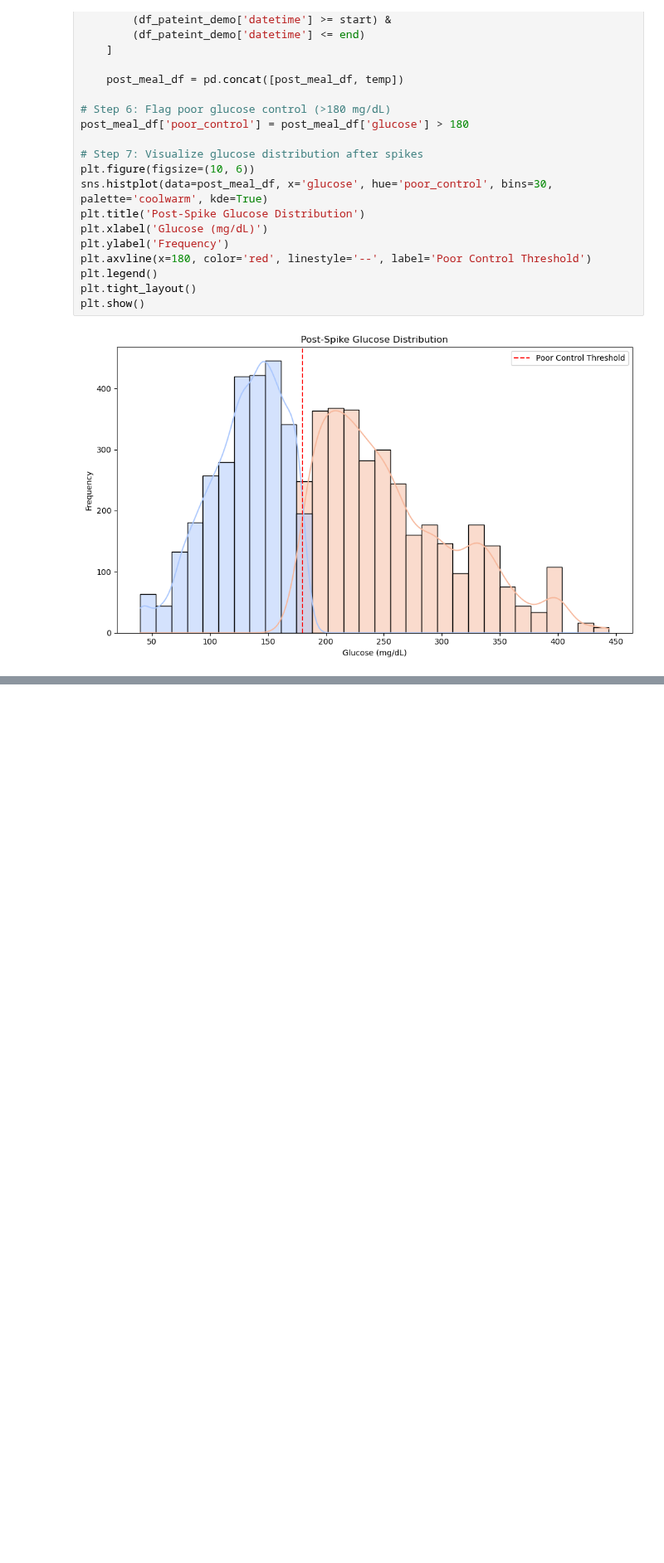
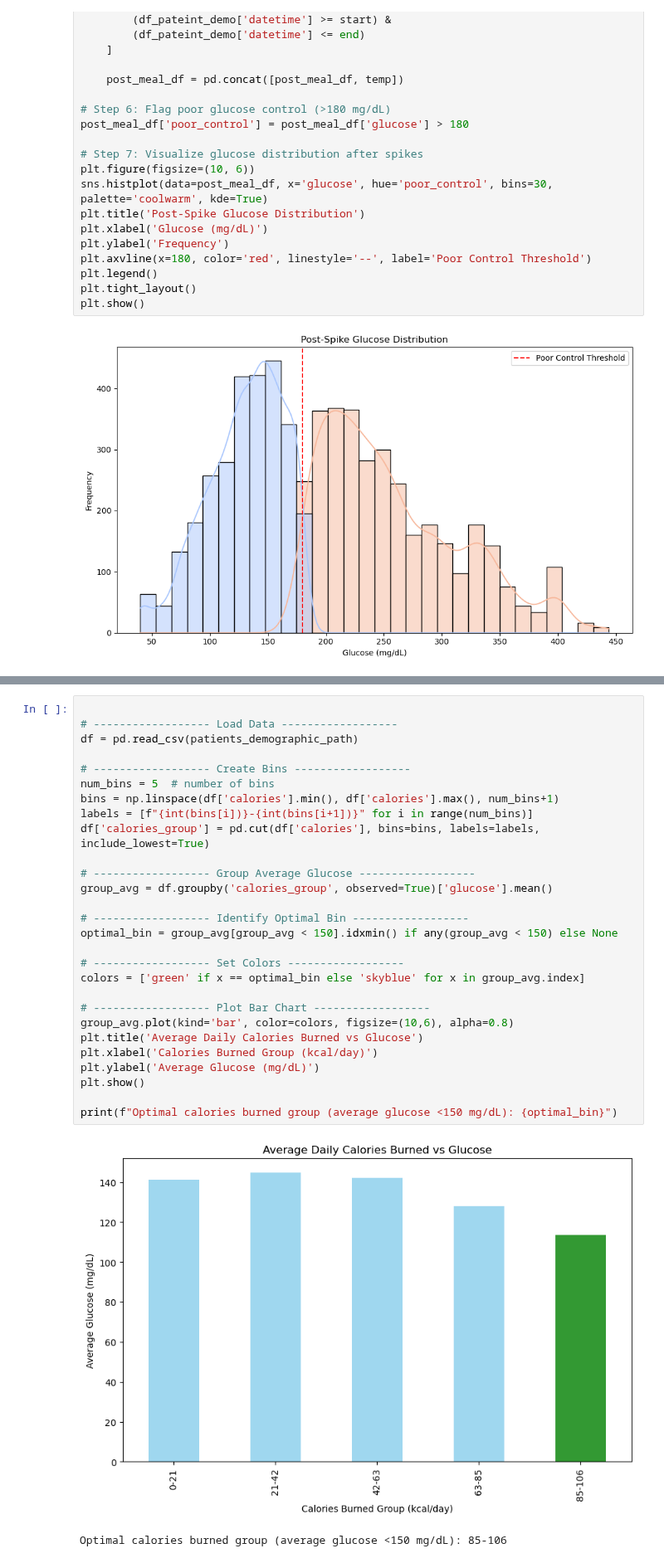
Before and after one commit to msdesh99/Python-Data-Analysis, a Jupyter notebook: Team11_PyQuester_Prescriptive_Analysis.ipynb, the cells around one changed output, grey strips where cells are left out. Shown at 83% size. Cells and saved outputs as stored; diff of their text form; blank space fills up the shorter version.

```diff
--- a/Team11_PyQuester_Prescriptive_Analysis.ipynb
+++ b/Team11_PyQuester_Prescriptive_Analysis.ipynb
@@ -845,0 +945,31 @@ plt.show()
+# %%
+
+# ------------------ Load Data ------------------
+df = pd.read_csv(patients_demographic_path)
+
+# ------------------ Create Bins ------------------
+num_bins = 5  # number of bins
+bins = np.linspace(df['calories'].min(), df['calories'].max(), num_bins+1)
+labels = [f"{int(bins[i])}-{int(bins[i+1])}" for i in range(num_bins)]
+df['calories_group'] = pd.cut(df['calories'], bins=bins, labels=labels, include_lowest=True)
+
+# ------------------ Group Average Glucose ------------------
+group_avg = df.groupby('calories_group', observed=True)['glucose'].mean()
+
+# ------------------ Identify Optimal Bin ------------------
+optimal_bin = group_avg[group_avg < 150].idxmin() if any(group_avg < 150) else None
+
+# ------------------ Set Colors ------------------
+colors = ['green' if x == optimal_bin else 'skyblue' for x in group_avg.index]
+
+# ------------------ Plot Bar Chart ------------------
+group_avg.plot(kind='bar', color=colors, figsize=(10,6), alpha=0.8)
+plt.title('Average Daily Calories Burned vs Glucose')
+plt.xlabel('Calories Burned Group (kcal/day)')
+plt.ylabel('Average Glucose (mg/dL)')
+plt.show()
+
+print(f"Optimal calories burned group (average glucose <150 mg/dL): {optimal_bin}")
+# %% [output]
+[figure, added]
+Optimal calories burned group (average glucose <150 mg/dL): 85-106
```
Also changed, not shown: parts of 5 cells of this notebook.
